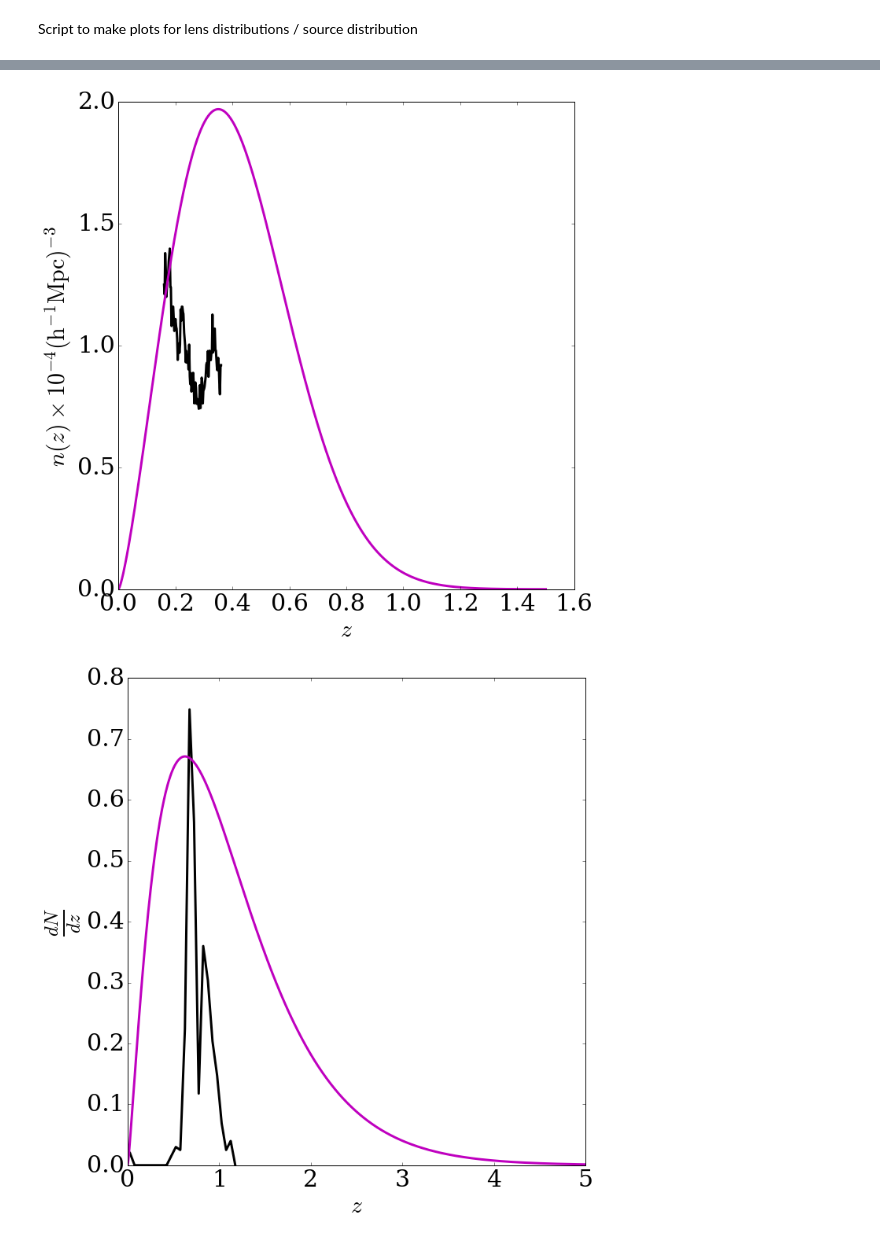
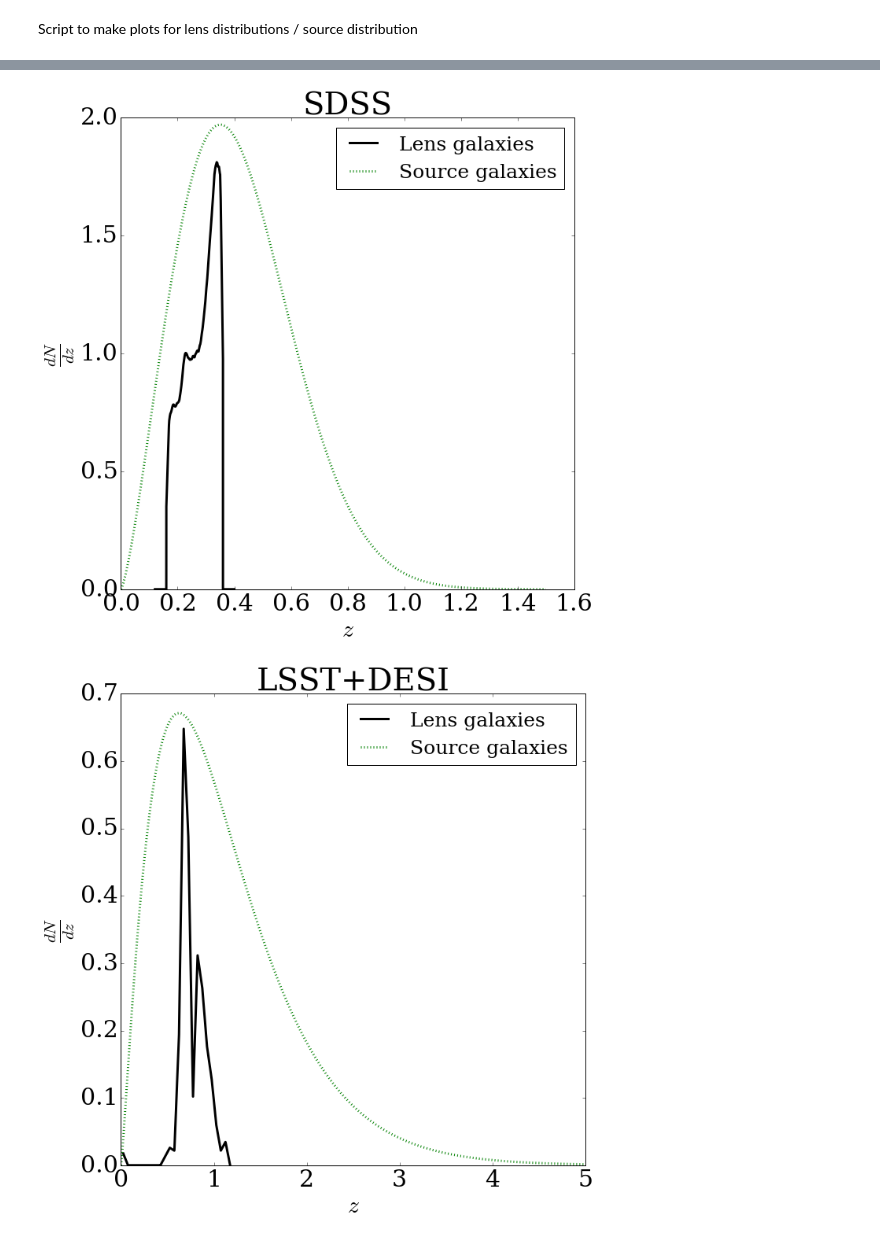
Before and after one commit to c-d-leonard/IA_GGL, a Jupyter notebook: NofZ_plots_paper.ipynb, the cells around one changed output, grey strips where cells are left out. Cells and saved outputs as stored; diff of their text form; code cells hidden in the pictures.

Commit message:
updated files since last long-ago push ..

```diff
--- a/NofZ_plots_paper.ipynb
+++ b/NofZ_plots_paper.ipynb
@@ -49,8 +49,14 @@ def get_dNdzL(zvec, survey):
 z_SDSS = np.linspace(0.16, 0.36, 1000)
 z_DESI = np.linspace(0.025, 1.175, 1000)
 
-dNdzl_SDSS = get_dNdzL(z_SDSS, 'SDSS')
-dNdzl_DESI = get_dNdzL(z_DESI, 'LSST_DESI')
+dNdzl_SDSS = setup.get_dNdzL(z_SDSS, 'SDSS')
+dNdzl_DESI = setup.get_dNdzL(z_DESI, 'LSST_DESI')
+
+# Append some zeros to the SDSS one to not make it look like it is floating.
+z_app_front = np.linspace(0.12,0.16, 100)
+z_app_back = np.linspace(0.36, 0.4, 100)
+z_SDSS_long = np.append(np.append(z_app_front,z_SDSS), z_app_back)
+dNdzl_SDSS_long = np.append(np.append(np.zeros(len(z_app_front)), dNdzl_SDSS), np.zeros(len(z_app_back)))
 # %%
 # SDSS LRG lenses
 
@@ -84,9 +95,9 @@ plt.savefig('./plots/NofZ_lens_DESI.png')
 # %%
-(z_SDSS_src, dNdz_unorm_SDSS) = setup.get_NofZ_unnormed([2.338, 0.303], 'Nakajima', 0., 1.5, 1000)
+(z_SDSS_src, dNdz_unorm_SDSS) = setup.get_NofZ_unnormed([2.338, 0.303], 'Nakajima', 0., 1.5, 1000, 'SDSS')
 norm = scipy.integrate.simps(dNdz_unorm_SDSS, z_SDSS_src)
 dNdz_SDSS = dNdz_unorm_SDSS / norm
 
-(z_LSST_src, dNdz_unorm_LSST) = setup.get_NofZ_unnormed([1.24, 0.51, 1.01], 'Smail', 0., 5.0, 1000)
+(z_LSST_src, dNdz_unorm_LSST) = setup.get_NofZ_unnormed([1.24, 0.51, 1.01], 'Smail', 0., 5.0, 1000, "LSST_DESI")
 norm = scipy.integrate.simps(dNdz_unorm_LSST, z_LSST_src)
 dNdz_LSST = dNdz_unorm_LSST / norm
 # %%
@@ -136,29 +147,33 @@ plt.savefig('./plots/NofZ_source_LSST.png')
 # Plot both SDSS sources and lenses on the same figure for intuition
 plt.figure(figsize=(10,10))
 plt.rcParams["font.family"] = "serif"
-plt.plot(z_SDSS, dNdzl_SDSS, 'k', linewidth=3)
+plt.plot(z_SDSS_long, dNdzl_SDSS_long/4.5, 'k', linewidth=3, label='Lens galaxies')
 plt.hold(True)
-plt.plot(z_SDSS_src, dNdz_SDSS, 'm', linewidth=3)
+plt.plot(z_SDSS_src, dNdz_SDSS, 'g', linewidth=3, linestyle=':', label='Source galaxies')
 plt.xlabel('$z$', fontsize=30)
-plt.ylabel('$n(z) \\times 10^{-4} ({\\rm h}^{-1} {\\rm Mpc})^{-3}}$', fontsize=30)
+plt.ylabel('$\\frac{dN}{dz}$', fontsize=30)
 plt.tick_params(axis='both', labelsize='30')
+plt.legend(fontsize=25)
+plt.title('SDSS', fontsize='40')
 plt.tight_layout()
 #plt.show()
 plt.savefig('./plots/NofZ_lens_source_SDSS.png')
 # %% [output]
-[figure, old version]
+[figure, new version]
 # %%
-# Plot LSST sources and DESI lenses on the same plot for intuition
+# Plot both SDSS sources and lenses on the same figure for intuition
 plt.figure(figsize=(10,10))
 plt.rcParams["font.family"] = "serif"
-plt.plot(z_DESI, dNdzl_DESI / 2000., 'k', linewidth=3)
+plt.plot(z_DESI, dNdzl_DESI/8, 'k', linewidth=3, label='Lens galaxies')
 plt.hold(True)
-plt.plot(z_LSST_src, dNdz_LSST, 'm', linewidth=3)
+plt.plot(z_LSST_src, dNdz_LSST, 'g', linewidth=3, linestyle=':', label='Source galaxies')
 plt.xlabel('$z$', fontsize=30)
-plt.ylabel('$\\frac{dN}{dz}$', fontsize=35)
+plt.ylabel('$\\frac{dN}{dz}$', fontsize=30)
 plt.tick_params(axis='both', labelsize='30')
+plt.legend(fontsize=25)
+plt.title('LSST+DESI', fontsize='40')
 plt.tight_layout()
 #plt.show()
 plt.savefig('./plots/NofZ_lens_source_LSST.png')
 # %% [output]
-[figure, old version]
+[figure, new version]
```
Also changed, not shown: parts of 6 cells of this notebook, 58 other files.
